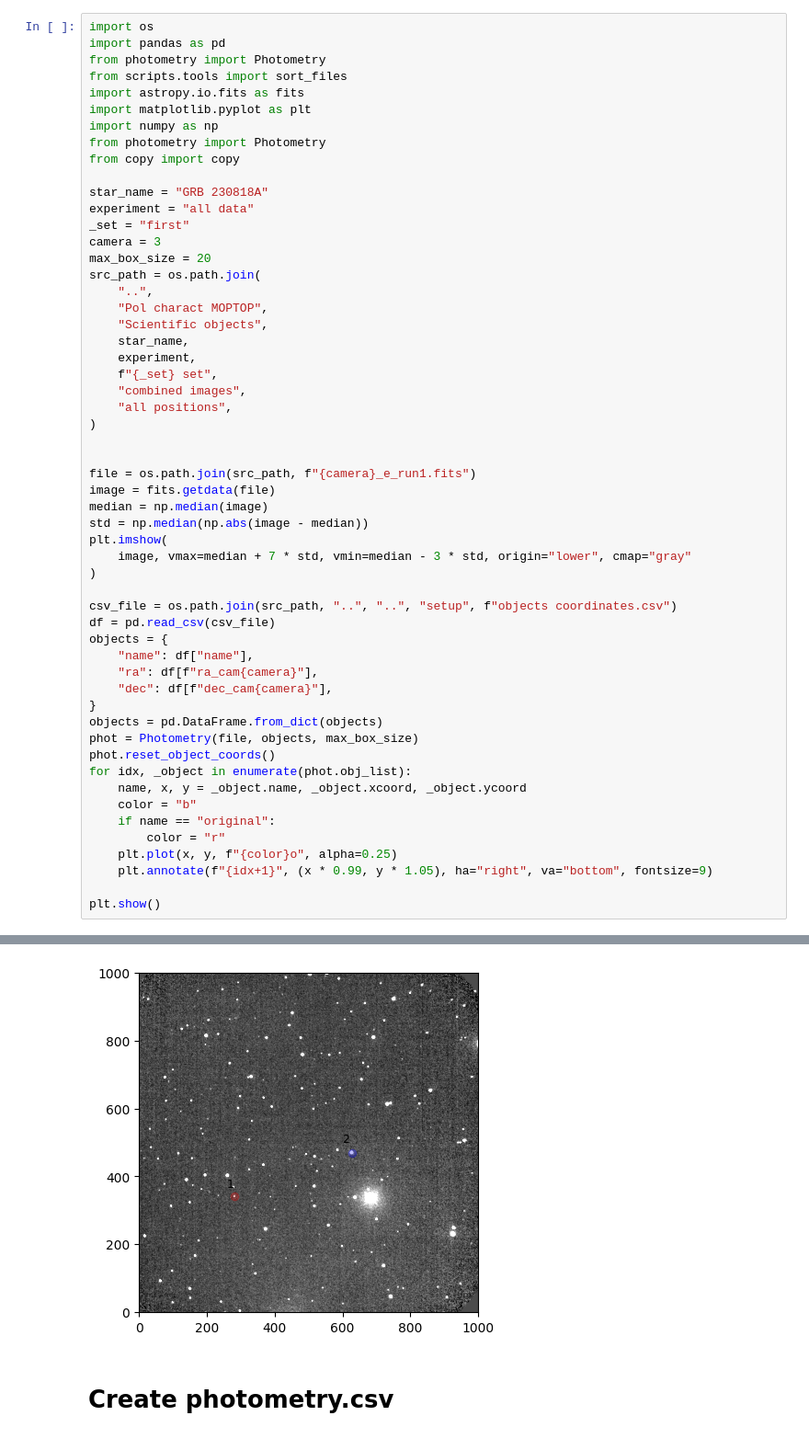
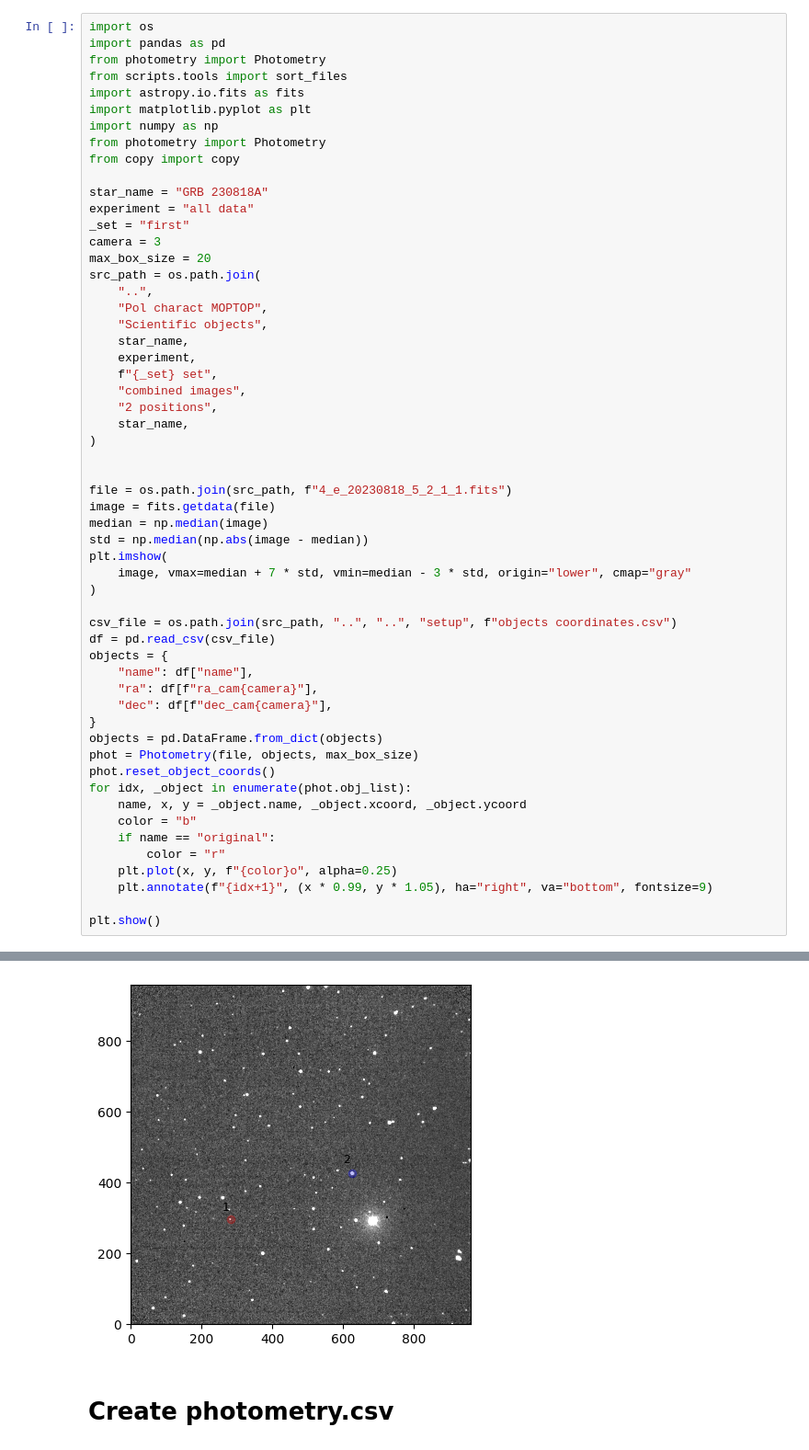
Before and after one commit to DBernardes/Tools-for-the-MOPTOP-pipeline-products, a Jupyter notebook: photometry_extraction.ipynb, the cells around one changed output, grey strips where cells are left out. Shown at 92% size. Drawn from its saved outputs; the diff is of its cells as text.

```diff
--- a/photometry_extraction.ipynb
+++ b/photometry_extraction.ipynb
@@ -22,11 +22,12 @@ src_path = os.path.join(
     experiment,
     f"{_set} set",
     "combined images",
-    "all positions",
+    "2 positions",
+    star_name,
 )
 
 
-file = os.path.join(src_path, f"{camera}_e_run1.fits")
+file = os.path.join(src_path, f"4_e_20230818_5_2_1_1.fits")
 image = fits.getdata(file)
 median = np.median(image)
 std = np.median(np.abs(image - median))
@@ -61,4 +62,4 @@ Set MJD-END to 60174.980688 from DATE-END'. [astropy.wcs.wcs]
-[figure, old version]
+[figure, new version]
 # %% [markdown]
 # Create photometry.csv
 # %%
```
Also changed, not shown: parts of 6 cells of this notebook, 7 other files.
